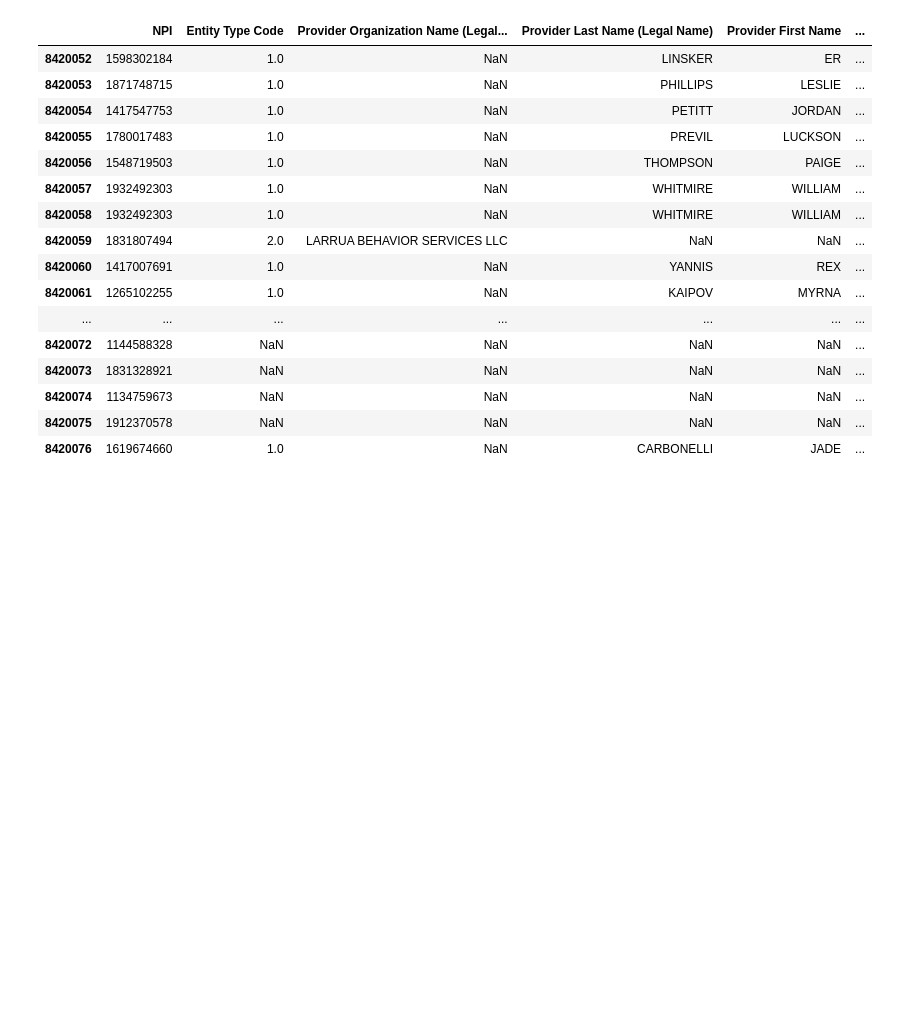
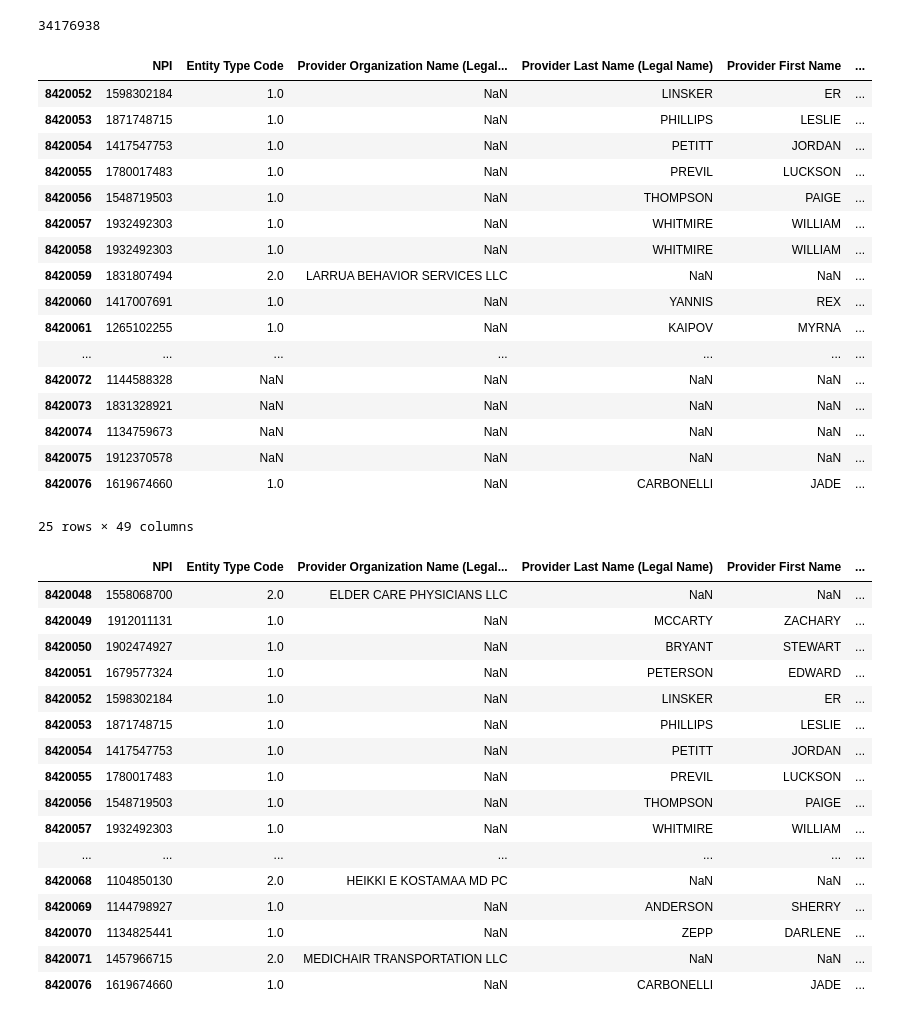
Before and after one commit to nss-data-science-cohort-6/hop_team-team-zeppelin, a Jupyter notebook: Rod_Hop_Teaming_Analysis.ipynb, the cells around one changed output. Drawn from its saved outputs; the diff is of its cells as text; code cells hidden in the pictures; blank space fills up the shorter version.

Commit message:
Merging Providers

```diff
--- a/Rod_Hop_Teaming_Analysis.ipynb
+++ b/Rod_Hop_Teaming_Analysis.ipynb
@@ -16,4 +37,10 @@ hop_teaming.head()
+# %%
+db = sqlite3.connect('hop_teaming.sqlite')
+
+dtypes = {'from_npi': 'int64', 'to_npi': 'int64', 'patient_count': 'int64', 'transaction_count': 'int64', 'average_day_wait': 'float64', 'std_day_wait': 'float64'}
+for chunk in tqdm(pd.read_csv('DocGraph_Hop_Teaming_2018.csv', dtype=dtypes, chunksize=1000000)):
+    chunk.to_sql('hop', db, if_exists = 'append', index = False)
 # %%
 pd.set_option('display.max_columns', None)
-pd.set_option('display.max_rows', None)
+#pd.set_option('display.max_rows', None)
 # %%
@@ -23,0 +51,12 @@ for chunk in tqdm(pd.read_csv('DocGraph_Hop_Teaming_2018.csv', chunksize = 10000
+# %%
+# create an empty dataframe to hold the filtered data
+referrals2 = pd.DataFrame()
+
+# read the csv file in chunks and filter the data
+for chunk in tqdm(pd.read_csv('DocGraph_Hop_Teaming_2018.csv', chunksize=10000)):
+    chunk = chunk.loc[(chunk['transaction_count'] >= 25) & (chunk['std_day_wait'] < 90)]
+    referrals2 = pd.concat([referrals2, chunk])
+
+# save the filtered data as a pandas dataframe
+referrals2.to_csv('filtered_data.csv', index=False)
+referrals2.head()
@@ -24,3 +91,7 @@ for chunk in tqdm(pd.read_csv('DocGraph_Hop_Teaming_2018.csv', chunksize = 10000
+# %%
+len(hop_teaming)
+# %% [output]
+34176938
 # %%
 # This takes about 4 minutes to complete on my computer. Need to check for mistakes but might be a start.
 
@@ -52,7 +123,7 @@ for i in range(1, 16):
 
 # Read in CSV and relevant columns in chunks
 chunksize = 1000000
-npi_chunks = pd.read_csv('../data/npidata_pfile_20050523-20230212.csv', usecols = cols, low_memory = False, chunksize = chunksize)
+npi_chunks = pd.read_csv('npidata_pfile_20050523-20230212.csv', usecols = cols, low_memory = False, chunksize = chunksize)
 
 # Define empty dataframe
 npi_test = pd.DataFrame()
@@ -67,8 +138,8 @@ for chunk in npi_chunks:
     npi_test = pd.concat([npi_test, chunk])
 
 # Read in other csv files with type cleaning
-nucc = pd.read_csv('../data/nucc_taxonomy_230.csv', encoding = 'latin1')
-zip = pd.read_csv('../data/ZIP_CBSA_122021.csv', dtype = {'zip': str})
+nucc = pd.read_csv('nucc_taxonomy_230.csv', encoding = 'latin1')
+zip = pd.read_csv('ZIP_CBSA_122021.csv', dtype = {'zip': str})
 zip['cbsa'] = zip['cbsa'].astype(str)
 
 # Merge and edit zip codes
@@ -95,3 +166,29 @@ merged_df.tail(25)
 | 8420074 | 1134759673 | NaN | NaN | NaN | NaN | ... |
 | 8420075 | 1912370578 | NaN | NaN | NaN | NaN | ... |
 | 8420076 | 1619674660 | 1.0 | NaN | CARBONELLI | JADE | ... |
+25 rows × 49 columns
+# %%
+# Drop Taxonomy columns
+cols_to_drop = ['Healthcare Provider Primary Taxonomy Switch_{}'.format(i) for i in range(1, 16)]
+cols_to_drop += ['Healthcare Provider Taxonomy Code_{}'.format(i) for i in range(1, 16)]
+cols_to_drop += ['Code', 'zip']
+merged_df.drop(columns=cols_to_drop, inplace=True)
+merged_df.tail()
+# %% [output]
+|  | NPI | Entity Type Code | Provider Organization Name (Legal... | Provider Last Name (Legal Name) | Provider First Name | ... |
+| 8420048 | 1558068700 | 2.0 | ELDER CARE PHYSICIANS LLC | NaN | NaN | ... |
+| 8420049 | 1912011131 | 1.0 | NaN | MCCARTY | ZACHARY | ... |
+| 8420050 | 1902474927 | 1.0 | NaN | BRYANT | STEWART | ... |
+| 8420051 | 1679577324 | 1.0 | NaN | PETERSON | EDWARD | ... |
+| 8420052 | 1598302184 | 1.0 | NaN | LINSKER | ER | ... |
+| 8420053 | 1871748715 | 1.0 | NaN | PHILLIPS | LESLIE | ... |
+| 8420054 | 1417547753 | 1.0 | NaN | PETITT | JORDAN | ... |
+| 8420055 | 1780017483 | 1.0 | NaN | PREVIL | LUCKSON | ... |
+| 8420056 | 1548719503 | 1.0 | NaN | THOMPSON | PAIGE | ... |
+| 8420057 | 1932492303 | 1.0 | NaN | WHITMIRE | WILLIAM | ... |
+| ... | ... | ... | ... | ... | ... | ... |
+| 8420068 | 1104850130 | 2.0 | HEIKKI E KOSTAMAA MD PC | NaN | NaN | ... |
+| 8420069 | 1144798927 | 1.0 | NaN | ANDERSON | SHERRY | ... |
+| 8420070 | 1134825441 | 1.0 | NaN | ZEPP | DARLENE | ... |
+| 8420071 | 1457966715 | 2.0 | MEDICHAIR TRANSPORTATION LLC | NaN | NaN | ... |
+| 8420076 | 1619674660 | 1.0 | NaN | CARBONELLI | JADE | ... |
```
Also changed, not shown: parts of 20 cells of this notebook.
